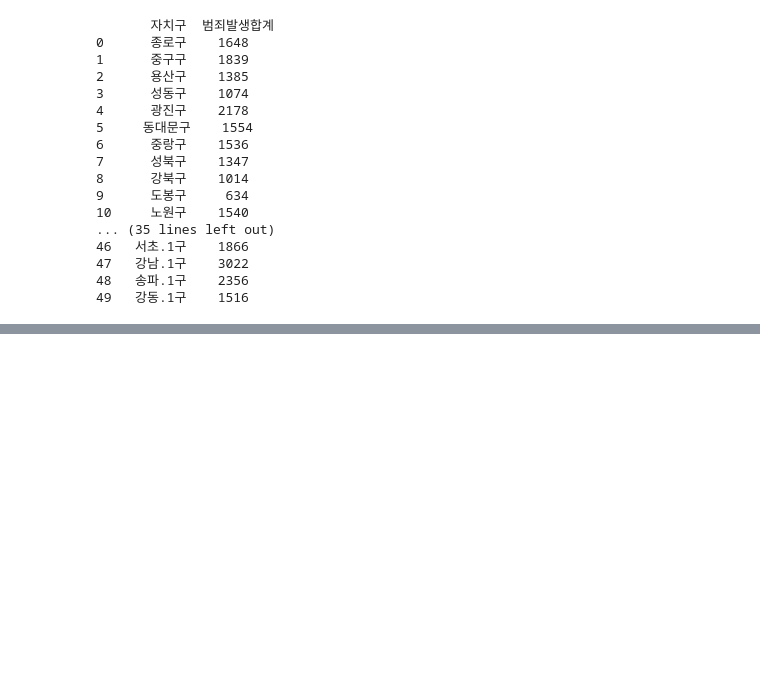
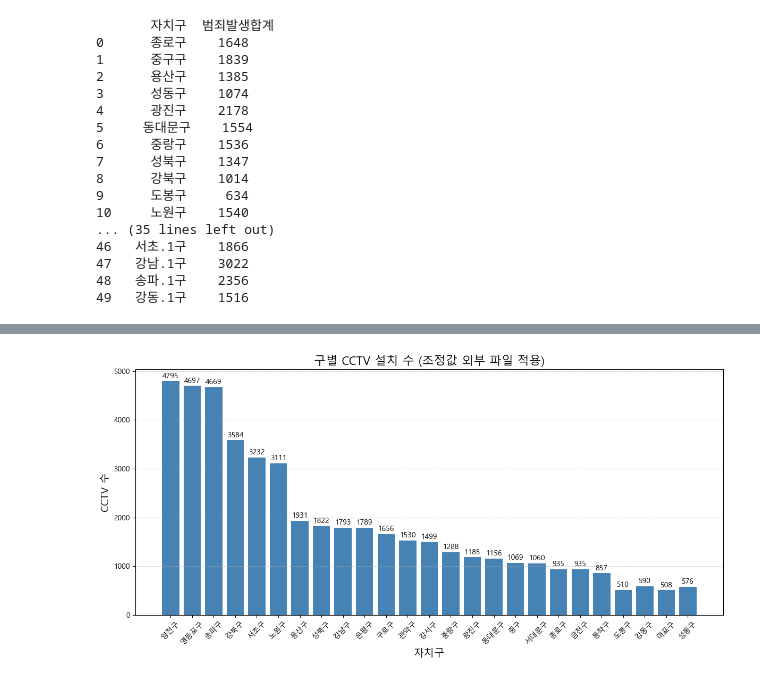
Before and after one commit to Gwangya-Data-Analysi-data/Traffic-Safety, a Jupyter notebook: 위치 데이터/test.ipynb, the cells around one changed output, grey strips where cells are left out. Cells and saved outputs as stored; diff of their text form; code cells hidden in the pictures; blank space fills up the shorter version.

```diff
--- a/위치 데이터/test.ipynb
+++ b/위치 데이터/test.ipynb
@@ -253,0 +273,21 @@ print(result_renamed)
+# %%
+
+# ✅ 시각화 (표시는 원래 값만 보여주되, 그래프는 조정값 반영)
+plt.figure(figsize=(12, 6))
+bars = plt.bar(cctv_by_gu['자치구'], cctv_by_gu['조정후_CCTV'], color='steelblue')
+
+plt.title('구별 CCTV 설치 수 (조정값 외부 파일 적용)', fontsize=16)
+plt.xlabel('자치구', fontsize=14)
+plt.ylabel('CCTV 수', fontsize=14)
+plt.xticks(rotation=45)
+
+for idx, bar in enumerate(bars):
+    true_val = cctv_by_gu.iloc[idx]['조정후_CCTV']
+    height = bar.get_height()
+    plt.text(bar.get_x() + bar.get_width()/2, height + 30, f'{int(true_val)}', ha='center', va='bottom', fontsize=10)
+
+plt.tight_layout()
+plt.grid(axis='y', linestyle='--', alpha=0.6)
+plt.show()
+# %% [output]
+[figure, added]
```
Also changed, not shown: parts of 18 cells of this notebook, 35 other files.
